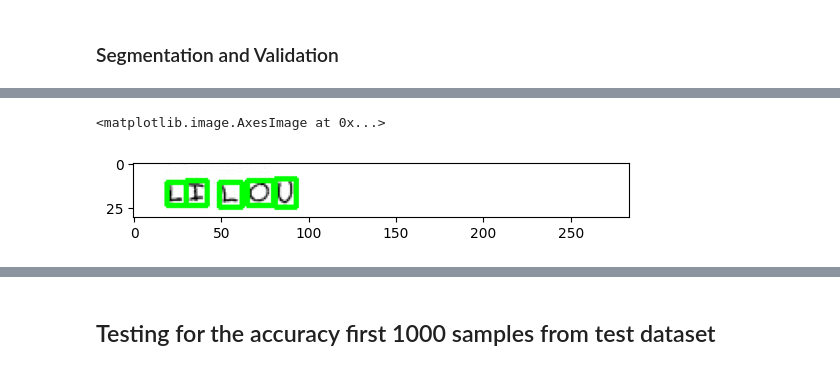
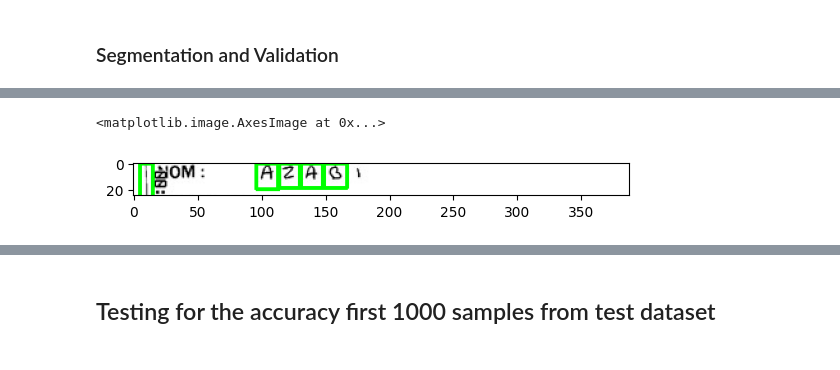
Before and after one commit to aldaonggar/Handwriting-Recognition, a Jupyter notebook: hw_recog.ipynb, the cells around one changed output, grey strips where cells are left out. Drawn from its saved outputs; the diff is of its cells as text; code cells hidden in the pictures.

Commit message:
Increased the predictability and changed the model

```diff
--- a/hw_recog.ipynb
+++ b/hw_recog.ipynb
@@ -302,13 +306,13 @@ early_stopping = EarlyStopping(monitor='val_loss', patience=5, verbose=1, mode='
 mcp_save = ModelCheckpoint('./saved/nn_model.h5', save_best_only=True, monitor='val_loss', verbose=1, mode='auto')
 
 # Create a ReduceLROnPlateau callback to reduce the learning rate if validation loss plateaus for 3 epochs
-RLP = ReduceLROnPlateau(monitor='val_loss', patience=3, factor=0.2, min_lr=0.0001)
+RLP = ReduceLROnPlateau(monitor='val_loss', patience=2, factor=0.2, min_lr=0.0001)
 # %%
 # Model Fitting
 history = model.fit(X_train,  # Training data features
                     y_train,  # Training data labels
                     epochs=20,  # Number of epochs for training the model
-                    batch_size=32,  # Number of samples per gradient update
+                    batch_size=64,  # Number of samples per gradient update
                     verbose=1,  # Verbosity mode. 0 = silent, 1 = progress bar, 2 = one line per epoch
                     validation_data=(X_valid, y_valid),  # Validation data for evaluating the model
                     callbacks=[mcp_save, early_stopping, RLP])  # Callbacks for additional functionality during training
@@ -378,9 +382,10 @@ def get_letters(img):
     letters = []
     image = cv2.imread(img)
     gray = cv2.cvtColor(image, cv2.COLOR_BGR2GRAY)
-    _, thresh1 = cv2.threshold(gray, 127, 255, cv2.THRESH_BINARY_INV)
-    dilated = cv2.dilate(thresh1, None, iterations=2)
-
+    kernel = np.ones((1, 1), np.uint8)
+    eroded = cv2.erode(gray, kernel, iterations=1)
+    _, thresh1 = cv2.threshold(eroded, 170, 255, cv2.THRESH_BINARY_INV)
+    dilated = cv2.dilate(thresh1, None, iterations=1)
     cnts = cv2.findContours(dilated.copy(), cv2.RETR_EXTERNAL, cv2.CHAIN_APPROX_SIMPLE)
     cnts = imutils.grab_contours(cnts)
     cnts = sort_contours(cnts, method="left-to-right")[0]
@@ -389,18 +394,23 @@ def get_letters(img):
     for c in cnts:
         if cv2.contourArea(c) > 10:
             (x, y, w, h) = cv2.boundingRect(c)
-            cv2.rectangle(image, (x, y), (x + w, y + h), (0, 255, 0), 2)
-            roi = gray[y:y + h, x:x + w]
-            thresh = cv2.threshold(roi, 0, 255, cv2.THRESH_BINARY_INV | cv2.THRESH_OTSU)[1]
-            thresh = cv2.resize(thresh, (28, 28), interpolation=cv2.INTER_CUBIC)
-            thresh = thresh.astype("float32") / 255.0
-            thresh = np.expand_dims(thresh, axis=-1)
-            thresh = thresh.reshape(1, 28, 28, 1)
-            ypred = model.predict(thresh)
-            # Assuming ypred is a one-hot encoded vector or probability distribution
-            # Decode the prediction without using LabelBinarizer
-            predicted_class = np.argmax(ypred)
-            letters.append(predicted_class)
+            if (w <= 25 and h > 9) and (w >= 4):
+                x = max(x - 3, 0)
+                y = max(y - 3, 0)
+                w += 6
+                h += 6
+                cv2.rectangle(image, (x, y), (x + w, y + h), (0, 255, 0), 2)
+                roi = gray[y:y + h, x:x + w]
+                thresh = cv2.threshold(roi, 0, 255, cv2.THRESH_BINARY_INV | cv2.THRESH_OTSU)[1]
+                thresh = cv2.resize(thresh, (28, 28), interpolation=cv2.INTER_CUBIC)
+                thresh = thresh.astype("float32") / 255.0
+                thresh = np.expand_dims(thresh, axis=-1)
+                thresh = thresh.reshape(1, 28, 28, 1)
+                ypred = model.predict(thresh)
+                # Assuming ypred is a one-hot encoded vector or probability distribution
+                # Decode the prediction without using LabelBinarizer
+                predicted_class = np.argmax(ypred)
+                letters.append(predicted_class)
 
     return letters, image
 # %%
@@ -424,5 +434,5 @@ The model's prediction is:  BENES
 # %%
-letter,image = get_letters("../Handwriting-Recognition/dataset/train/TRAIN_00023.jpg")
+letter,image = get_letters("../Handwriting-Recognition/dataset/test/test_0010.jpg")
 word = get_word(letter)
 print("The model's prediction is: ", word)
 plt.imshow(image)
@@ -435,5 +446,5 @@ The model's prediction is:  LILOU
 <matplotlib.image.AxesImage at 0x...>
-[figure, old version]
+[figure, new version]
 # %%
 letter,image = get_letters("../Handwriting-Recognition/dataset/train/TRAIN_00030.jpg")
 word = get_word(letter)
```
Also changed, not shown: parts of 14 cells of this notebook, 1 other file.
